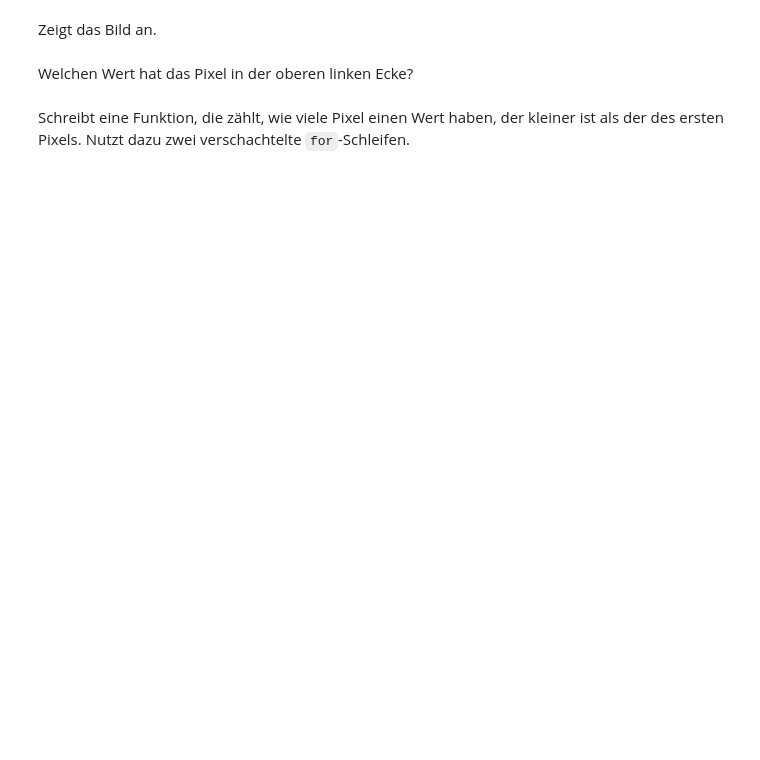
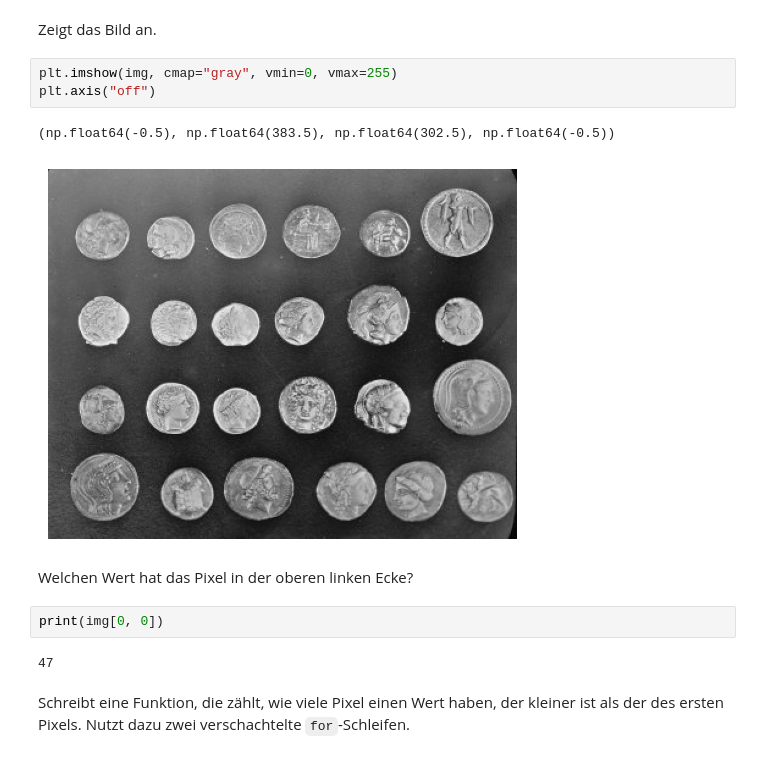
Before and after one commit to Zeck223/Bildverarbeitung, a Jupyter notebook: blatt02/präsenz/u2-1_bilder_empty.ipynb, the cells around one changed output. Drawn from its saved outputs; the diff is of its cells as text; blank space fills up the shorter version.

```diff
--- a/blatt02/präsenz/u2-1_bilder_empty.ipynb
+++ b/blatt02/präsenz/u2-1_bilder_empty.ipynb
@@ -10,6 +18,16 @@ Wie groß ist das Bild? Welchen Elementtyp hat es? Wie viele Pixel behinhaltet d
 # %% [markdown]
 Zeigt das Bild an.
+# %%
+plt.imshow(img, cmap="gray", vmin=0, vmax=255)
+plt.axis("off")
+# %% [output]
+(np.float64(-0.5), np.float64(383.5), np.float64(302.5), np.float64(-0.5))
+[figure, added]
 # %% [markdown]
 Welchen Wert hat das Pixel in der oberen linken Ecke?
+# %%
+print(img[0, 0])
+# %% [output]
+47
 # %% [markdown]
 Schreibt eine Funktion, die zählt, wie viele Pixel einen Wert haben, der kleiner ist als der des ersten Pixels.  Nutzt dazu zwei verschachtelte `for`-Schleifen.
```
Also changed, not shown: parts of 5 cells of this notebook.
